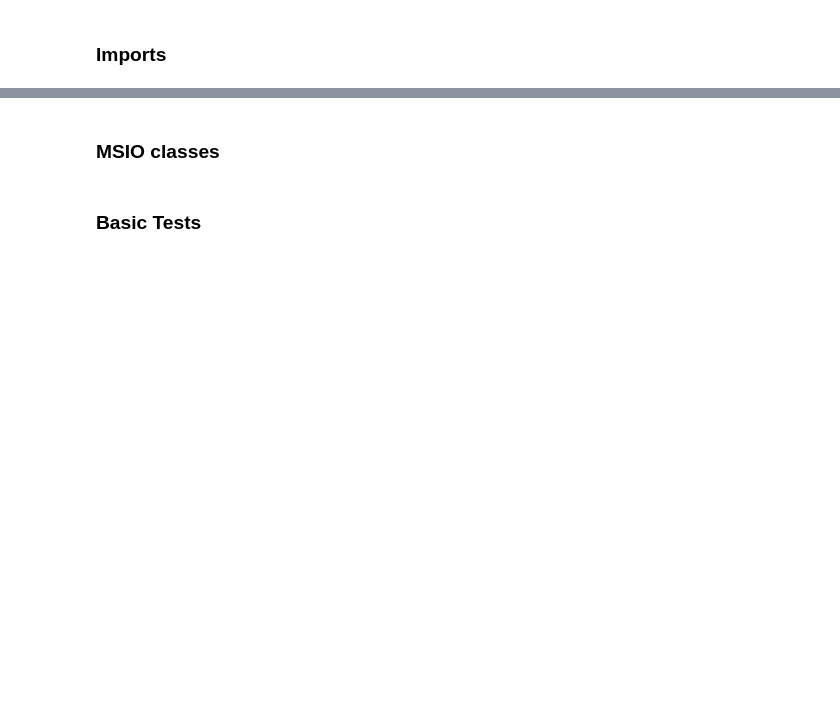
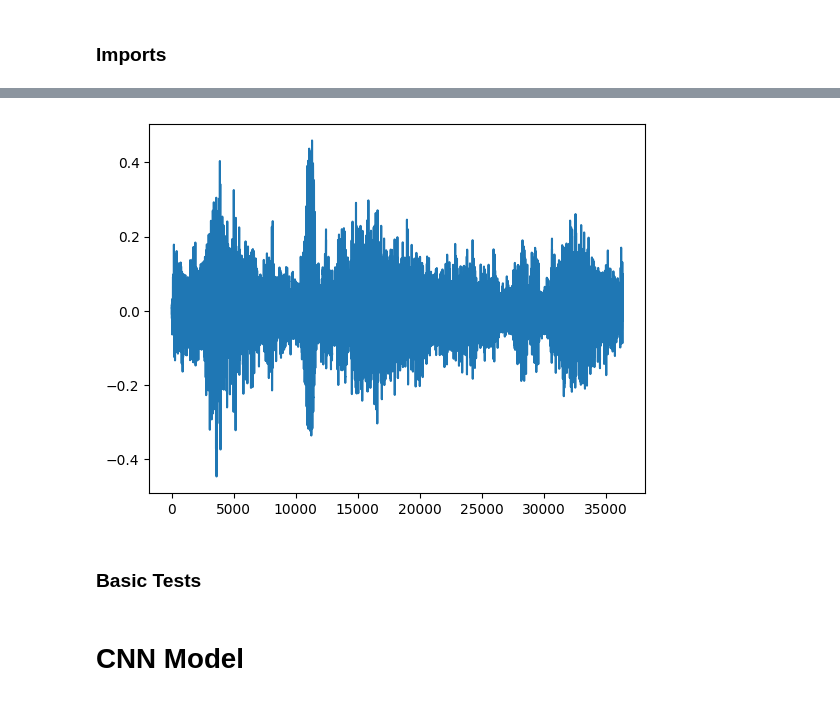
Before and after one commit to MSRIT-Internship/Vmonitor-audio, a Jupyter notebook: note.ipynb, the cells around one changed output, grey strips where cells are left out. Drawn from its saved outputs; the diff is of its cells as text; code cells hidden in the pictures; blank space fills up the shorter version.

```diff
--- a/note.ipynb
+++ b/note.ipynb
@@ -116,0 +165,6 @@ for audio in audios:
+# %%
+from IPython.display import Audio
+y_inv = rosa.feature.inverse.mel_to_audio(S)
+pd.Series(y_inv).plot()
+Audio(data=y_inv, rate=sr)
+# %% [output]
@@ -117,6 +172,7 @@ for audio in audios:
+[figure, added]
 # %%
 # TODO: go over the research papers again and find the right audio duraction time and which specturm that has been used.. most probably mel log spec.
-# %% [markdown]
-### MSIO classes
 # %% [markdown]
 ### Basic Tests
+# %% [markdown]
+# CNN Model
```
Also changed, not shown: parts of 16 cells of this notebook, 4 other files.
